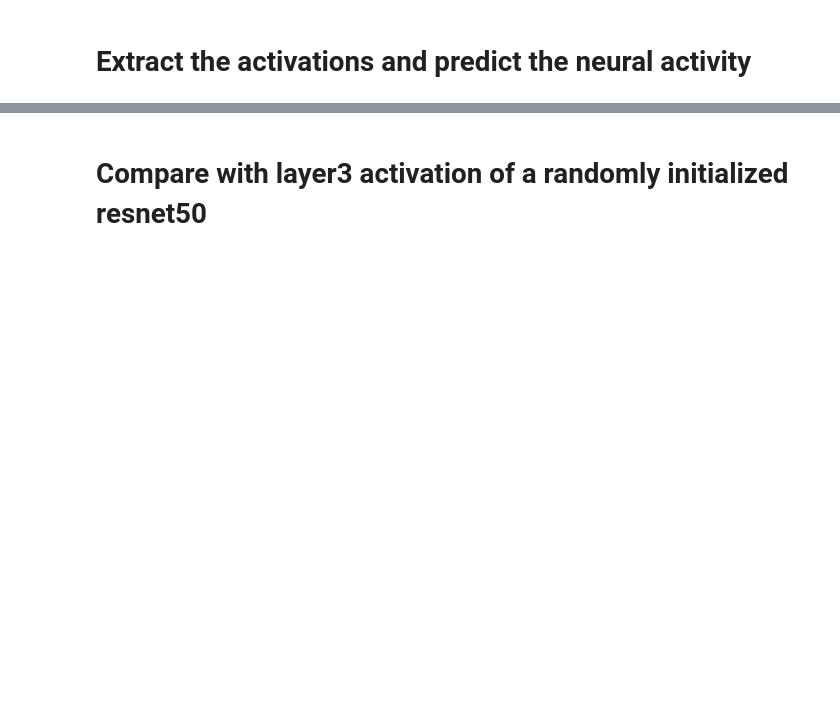
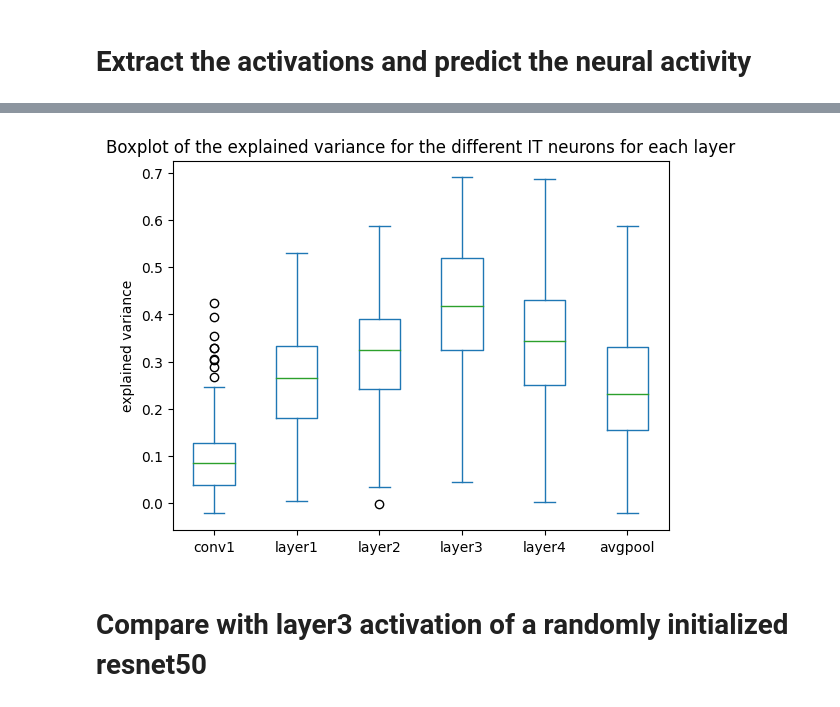
Before and after one commit to emmabhl/NX414_Predicting_neural_activity, a Jupyter notebook: week7.ipynb, the cells around one changed output, grey strips where cells are left out. Cells and saved outputs as stored; diff of their text form; code cells hidden in the pictures; blank space fills up the shorter version.

```diff
--- a/week7.ipynb
+++ b/week7.ipynb
@@ -334,14 +373,16 @@ for layer in layers :
 # %%
 # Evaluate the models on the validation set
 import pandas as pd
 var = pd.DataFrame()
 for layer in layers :
-    with open(layer+'_val.pkl', 'rb') as f:
+    with open(layer+'_val_W8.pkl', 'rb') as f:
         activations_val = pickle.load(f)
     var[layer] = explained_variance_score(spikes_val, models[layer].predict(activations_val), multioutput = 'raw_values')
 
 var.plot(kind='box', title='Boxplot of the explained variance for the different IT neurons for each layer', ylabel='explained variance')
 plt.show()
+# %% [output]
+[figure, added]
 # %% [markdown]
 # Compare with layer3 activation of a randomly initialized resnet50
 # %%
```
Also changed, not shown: parts of 6 cells of this notebook.
